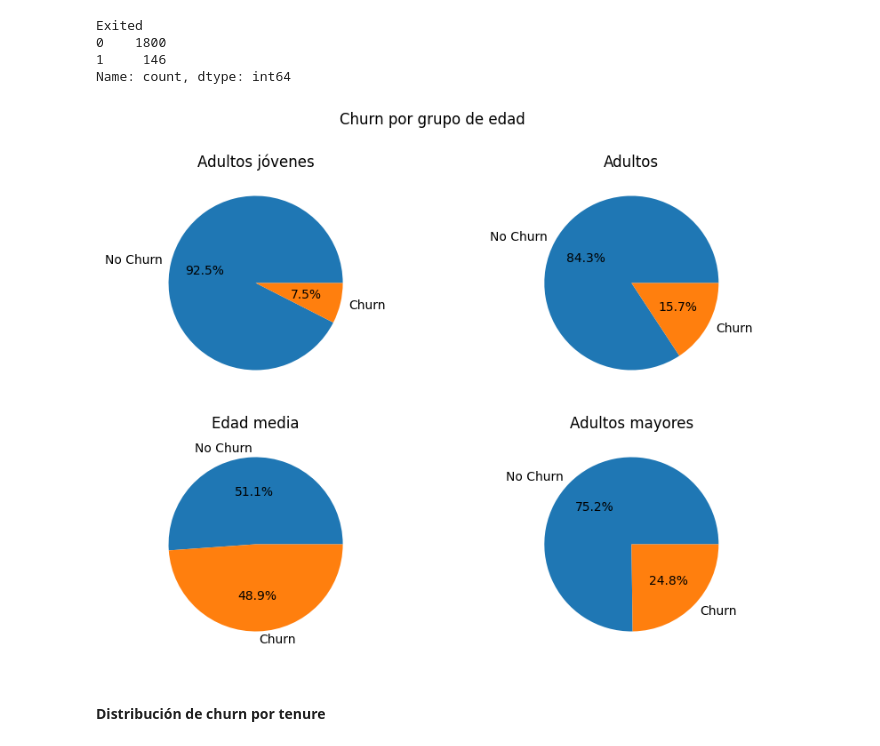
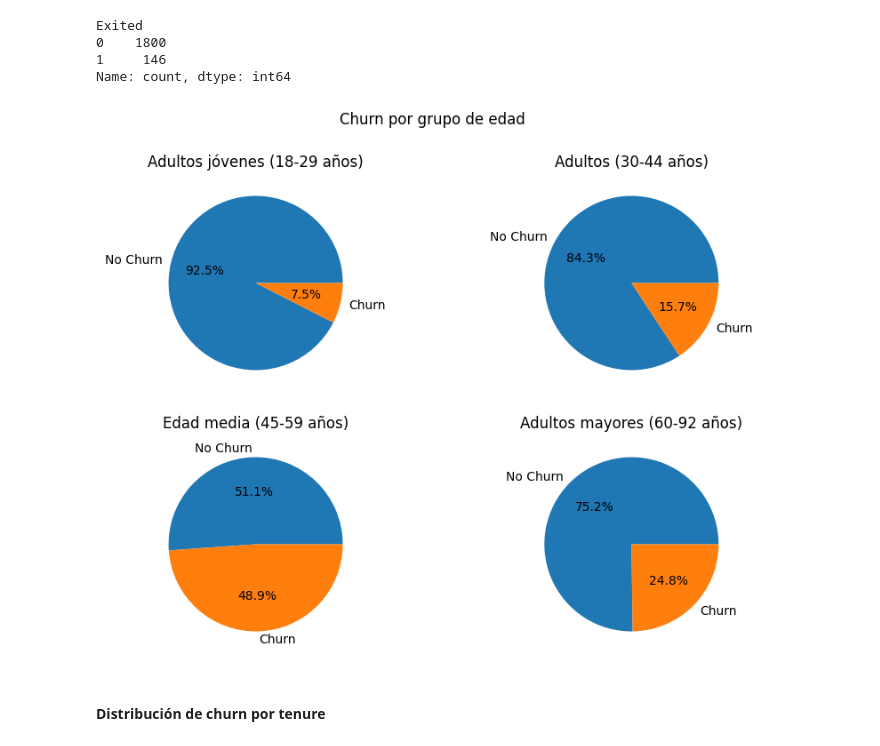
Before and after one commit to charligram/6_bank_churn, a Jupyter notebook: notebooks/01_EDA.ipynb, the cells around one changed output. Drawn from its saved outputs; the diff is of its cells as text; code cells hidden in the pictures.

```diff
--- a/notebooks/01_EDA.ipynb
+++ b/notebooks/01_EDA.ipynb
@@ -273,38 +273,38 @@ fig.suptitle("Churn por grupo de edad")
 axs1 = axs[0][0]
 axs2 = axs[0][1]
 axs3 = axs[1][0]
 axs4 = axs[1][1]
 
 axs1.pie(
     df_young_adult["Exited"].value_counts(),
     labels=["No Churn", "Churn"],
     autopct="%1.1f%%"
 )
-axs1.set_title("Adultos jóvenes")
+axs1.set_title("Adultos jóvenes (18-29 años)")
 #----------------------
 axs2.pie(
     df_adult["Exited"].value_counts(),
     labels=["No Churn", "Churn"],
     autopct="%1.1f%%"
 )
-axs2.set_title("Adultos")
+axs2.set_title("Adultos (30-44 años)")
 #----------------------
 axs3.pie(
     df_middle_age["Exited"].value_counts(),
     labels=["No Churn", "Churn"],
     autopct="%1.1f%%"
 )
-axs3.set_title("Edad media")
+axs3.set_title("Edad media (45-59 años)")
 #----------------------
 axs4.pie(
     df_senior["Exited"].value_counts(),
     labels=["No Churn", "Churn"],
     autopct="%1.1f%%"
 )
-axs4.set_title("Adultos mayores")
+axs4.set_title("Adultos mayores (60-92 años)")
 plt.savefig("../outputs/figures/churn_by_ageGroup.png", bbox_inches="tight")
 # %% [output]
-[figure, old version]
+[figure, new version]
 # %% [markdown]
 #### Distribución de churn por tenure
 # %%
```
Also changed, not shown: 8 other files.
